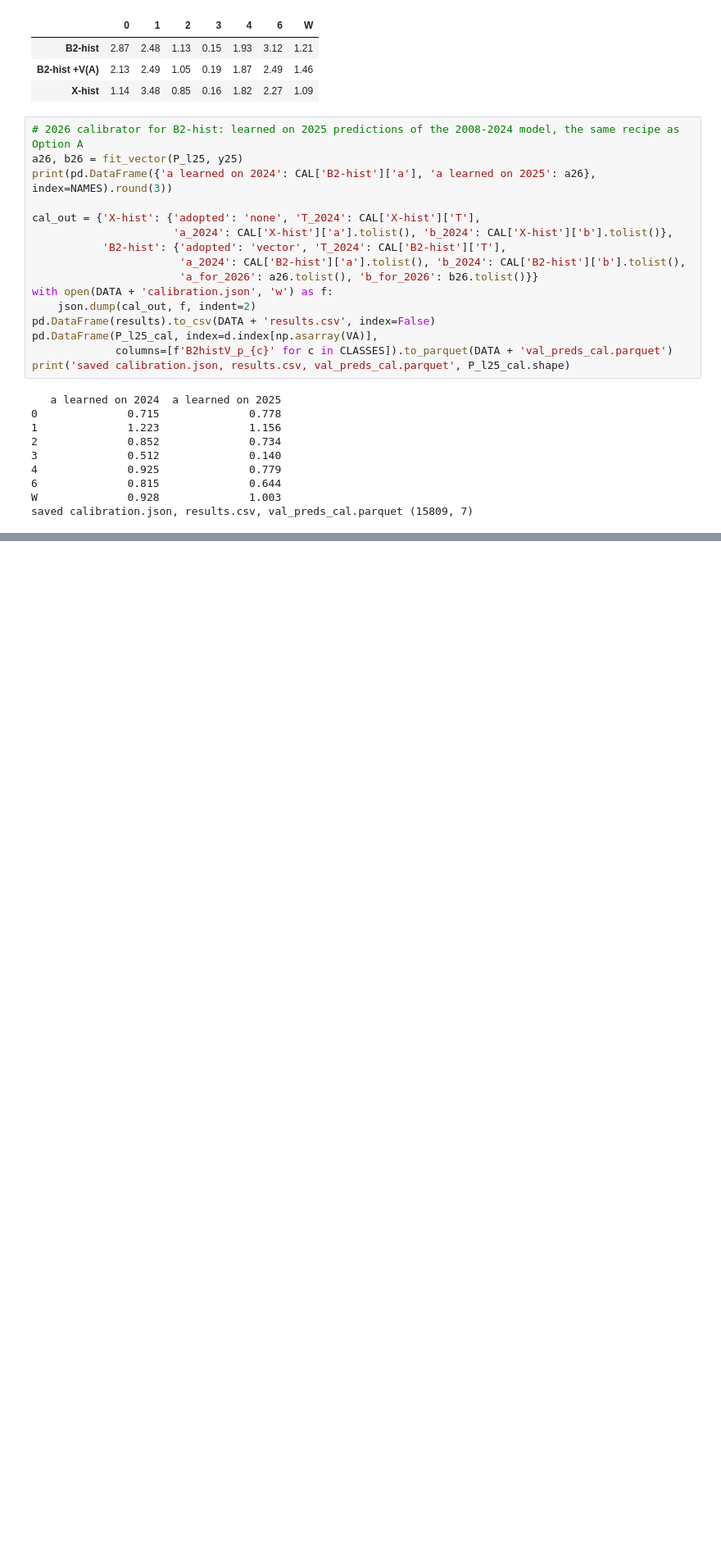
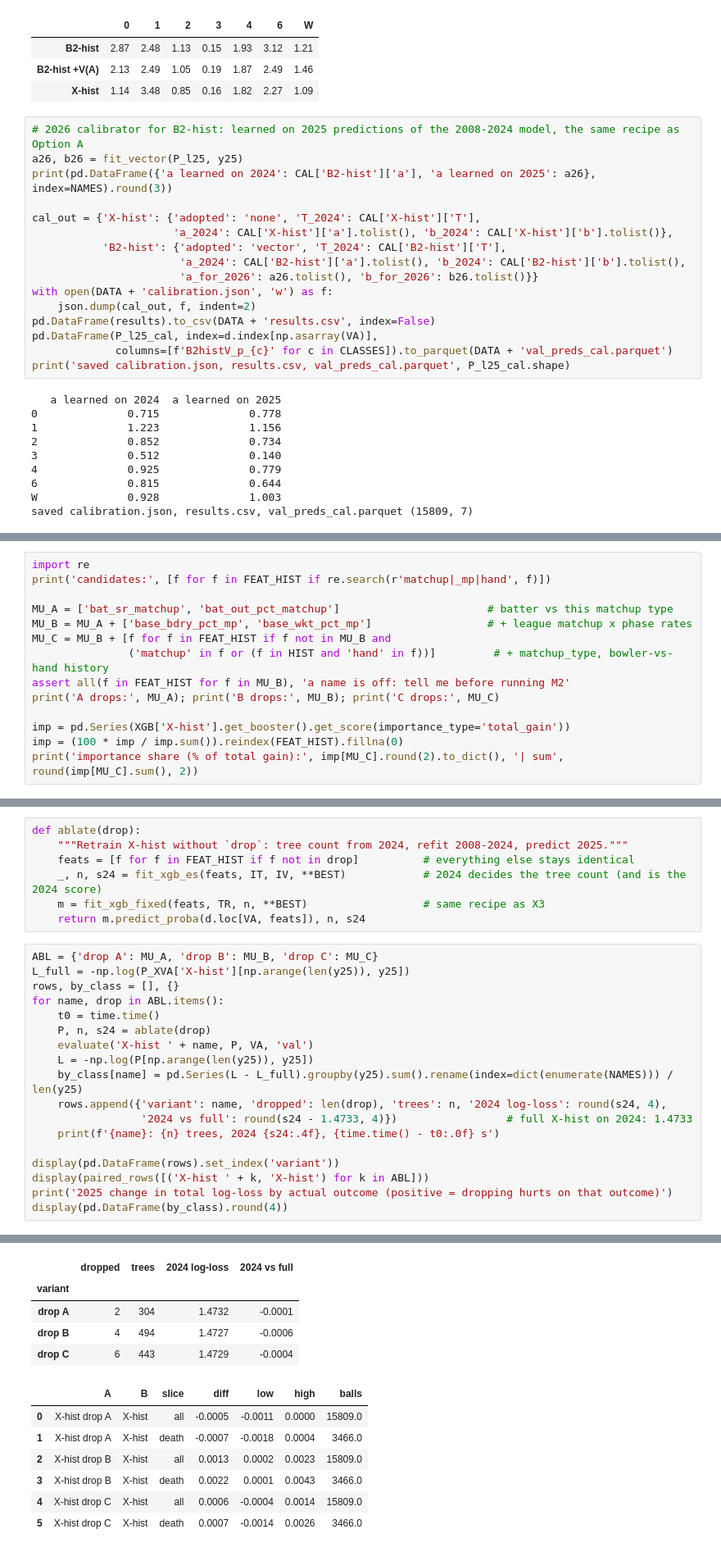
Before and after one commit to arjunnamburi/ml_death_overs_ipl, a Jupyter notebook: notebooks/models.ipynb, the cells around one changed output, grey strips where cells are left out. Shown at 82% size. Cells and saved outputs as stored; diff of their text form; blank space fills up the shorter version.

```diff
--- a/notebooks/models.ipynb
+++ b/notebooks/models.ipynb
@@ -1860,0 +1973,14 @@ saved calibration.json, results.csv, val_preds_cal.parquet (15809, 7)
+# %%
+import re
+print('candidates:', [f for f in FEAT_HIST if re.search(r'matchup|_mp|hand', f)])
+
+MU_A = ['bat_sr_matchup', 'bat_out_pct_matchup']                       # batter vs this matchup type
+MU_B = MU_A + ['base_bdry_pct_mp', 'base_wkt_pct_mp']                  # + league matchup x phase rates
+MU_C = MU_B + [f for f in FEAT_HIST if f not in MU_B and
+               ('matchup' in f or (f in HIST and 'hand' in f))]         # + matchup_type, bowler-vs-hand history
+assert all(f in FEAT_HIST for f in MU_B), 'a name is off: tell me before running M2'
+print('A drops:', MU_A); print('B drops:', MU_B); print('C drops:', MU_C)
+
+imp = pd.Series(XGB['X-hist'].get_booster().get_score(importance_type='total_gain'))
+imp = (100 * imp / imp.sum()).reindex(FEAT_HIST).fillna(0)
+print('importance share (% of total gain):', imp[MU_C].round(2).to_dict(), '| sum', round(imp[MU_C].sum(), 2))
@@ -1860,0 +1993,26 @@ saved calibration.json, results.csv, val_preds_cal.parquet (15809, 7)
+# %%
+def ablate(drop):
+    """Retrain X-hist without `drop`: tree count from 2024, refit 2008-2024, predict 2025."""
+    feats = [f for f in FEAT_HIST if f not in drop]          # everything else stays identical
+    _, n, s24 = fit_xgb_es(feats, IT, IV, **BEST)            # 2024 decides the tree count (and is the 2024 score)
+    m = fit_xgb_fixed(feats, TR, n, **BEST)                  # same recipe as X3
+    return m.predict_proba(d.loc[VA, feats]), n, s24
+# %%
+ABL = {'drop A': MU_A, 'drop B': MU_B, 'drop C': MU_C}
+L_full = -np.log(P_XVA['X-hist'][np.arange(len(y25)), y25])
+rows, by_class = [], {}
+for name, drop in ABL.items():
+    t0 = time.time()
+    P, n, s24 = ablate(drop)
+    evaluate('X-hist ' + name, P, VA, 'val')
+    L = -np.log(P[np.arange(len(y25)), y25])
+    by_class[name] = pd.Series(L - L_full).groupby(y25).sum().rename(index=dict(enumerate(NAMES))) / len(y25)
+    rows.append({'variant': name, 'dropped': len(drop), 'trees': n, '2024 log-loss': round(s24, 4),
+                 '2024 vs full': round(s24 - 1.4733, 4)})                 # full X-hist on 2024: 1.4733
+    print(f'{name}: {n} trees, 2024 {s24:.4f}, {time.time() - t0:.0f} s')
+
+display(pd.DataFrame(rows).set_index('variant'))
+display(paired_rows([('X-hist ' + k, 'X-hist') for k in ABL]))
+print('2025 change in total log-loss by actual outcome (positive = dropping hurts on that outcome)')
+display(pd.DataFrame(by_class).round(4))
+# %% [output]
@@ -1860,0 +2033,12 @@ saved calibration.json, results.csv, val_preds_cal.parquet (15809, 7)
+|  | dropped | trees | 2024 log-loss | 2024 vs full |
+| variant |  |  |  |  |
+| drop A | 2 | 304 | 1.4732 | -0.0001 |
+| drop B | 4 | 494 | 1.4727 | -0.0006 |
+| drop C | 6 | 443 | 1.4729 | -0.0004 |
+|  | A | B | slice | diff | low | high | balls |
+| 0 | X-hist drop A | X-hist | all | -0.0005 | -0.0011 | 0.0000 | 15809.0 |
+| 1 | X-hist drop A | X-hist | death | -0.0007 | -0.0018 | 0.0004 | 3466.0 |
+| 2 | X-hist drop B | X-hist | all | 0.0013 | 0.0002 | 0.0023 | 15809.0 |
+| 3 | X-hist drop B | X-hist | death | 0.0022 | 0.0001 | 0.0043 | 3466.0 |
+| 4 | X-hist drop C | X-hist | all | 0.0006 | -0.0004 | 0.0014 | 15809.0 |
+| 5 | X-hist drop C | X-hist | death | 0.0007 | -0.0014 | 0.0026 | 3466.0 |
```
Also changed, not shown: parts of 20 cells of this notebook.
